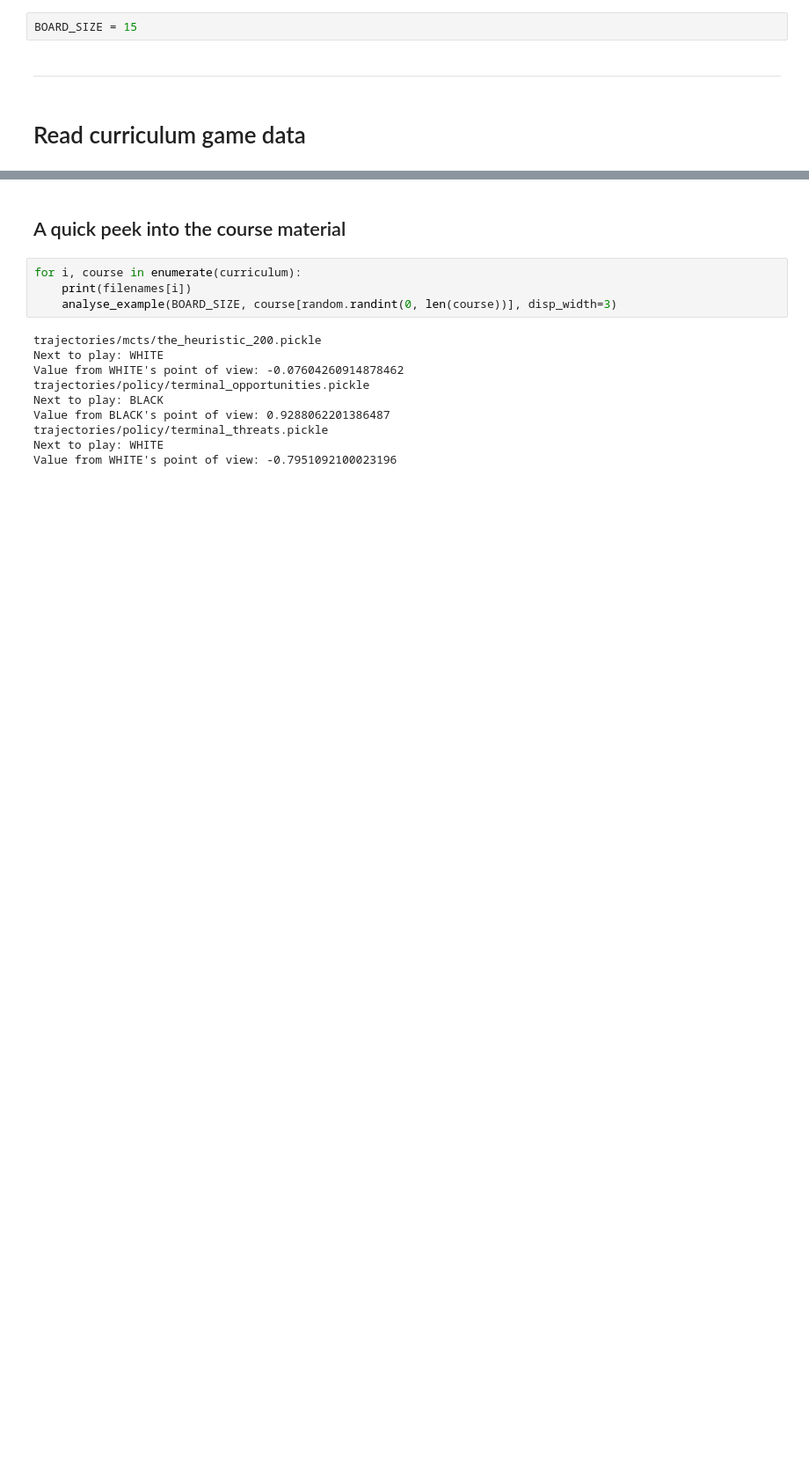
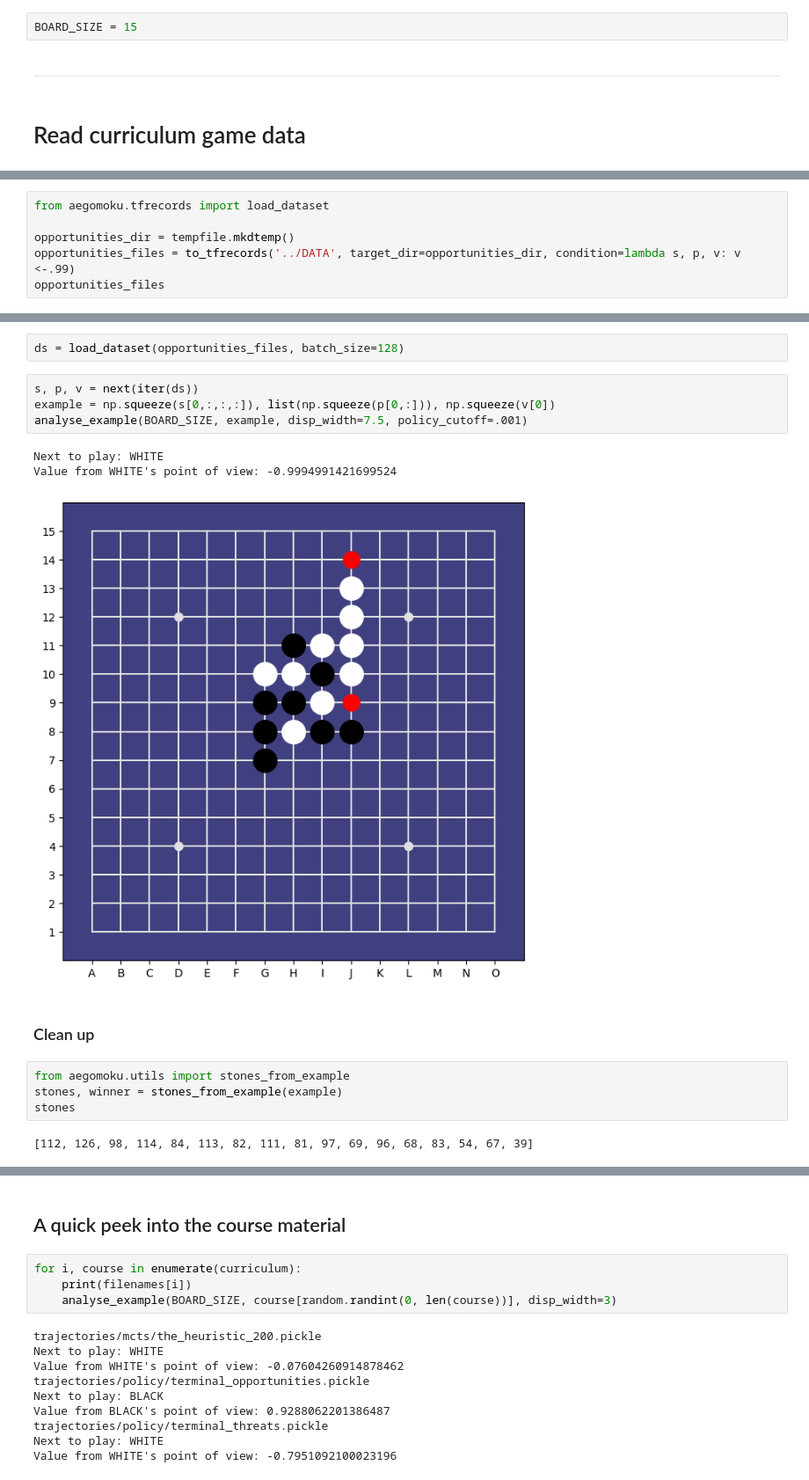
Before and after one commit to Project-Ellie/DeepGomoku, a Jupyter notebook: notebooks/Training_Curriculum.ipynb, the cells around one changed output, grey strips where cells are left out. Shown at 88% size. Drawn from its saved outputs; the diff is of its cells as text; blank space fills up the shorter version.

```diff
--- a/notebooks/Training_Curriculum.ipynb
+++ b/notebooks/Training_Curriculum.ipynb
@@ -25,0 +44,6 @@ BOARD_SIZE = 15
+# %%
+from aegomoku.tfrecords import load_dataset
+
+opportunities_dir = tempfile.mkdtemp()
+opportunities_files = to_tfrecords('../DATA', target_dir=opportunities_dir, condition=lambda s, p, v: v <-.99)
+opportunities_files
@@ -25,0 +71,18 @@ BOARD_SIZE = 15
+# %%
+ds = load_dataset(opportunities_files, batch_size=128)
+# %%
+s, p, v = next(iter(ds))
+example = np.squeeze(s[0,:,:,:]), list(np.squeeze(p[0,:])), np.squeeze(v[0])
+analyse_example(BOARD_SIZE, example, disp_width=7.5, policy_cutoff=.001)
+# %% [output]
+Next to play: WHITE
+Value from WHITE's point of view: -0.9994991421699524
+[figure, added]
+# %% [markdown]
+### Clean up
+# %%
+from aegomoku.utils import stones_from_example
+stones, winner = stones_from_example(example)
+stones
+# %% [output]
+[112, 126, 98, 114, 84, 113, 82, 111, 81, 97, 69, 96, 68, 83, 54, 67, 39]
```
Also changed, not shown: parts of 18 cells of this notebook, 10 other files.
